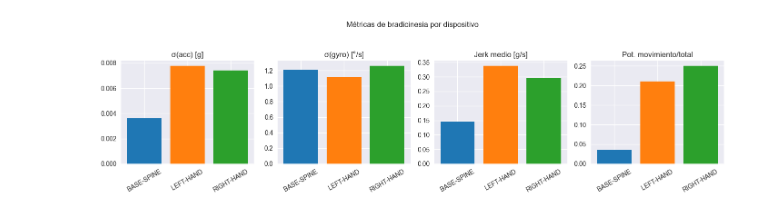
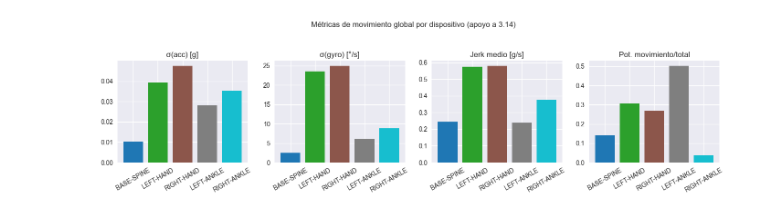
Before and after one commit to rojas435/PDG-POSTURAL-STABILITY, a Jupyter notebook: Analisis Parkinson/imu-3.14-Parkinson.ipynb, the cells around one changed output. Saved outputs shown, nothing was run; the diff lists cells and outputs as text; code cells hidden in the pictures.

```diff
--- a/Analisis Parkinson/imu-3.14-Parkinson.ipynb
+++ b/Analisis Parkinson/imu-3.14-Parkinson.ipynb
@@ -351,17 +774,23 @@ else:
 # %%
 # Comparativa de métricas de bradicinesia entre dispositivos
 if _USE_MPL and not brady_df.empty:
-    metrics_to_plot = ['std_acc_mag', 'std_gyro_mag', 'mean_jerk', 'movement_power_ratio']
-    labels = ['σ(acc) [g]', 'σ(gyro) [°/s]', 'Jerk medio [g/s]', 'Pot. movimiento/total']
-    fig, axes = plt.subplots(1, len(metrics_to_plot), figsize=(14, 4))
-    for ax, col, lbl in zip(axes, metrics_to_plot, labels):
-        ax.bar(brady_df['device'], brady_df[col], color=['#1f77b4','#ff7f0e','#2ca02c'][:len(brady_df)])
-        ax.set_title(lbl)
-        ax.tick_params(axis='x', rotation=30)
-    fig.suptitle('Métricas de bradicinesia por dispositivo')
-    fig.tight_layout(rect=[0,0,1,0.93])
-    plt.show()
+    plot_df = brady_df[brady_df['data_status'] == 'available'].copy()
+    if plot_df.empty:
+        print('No hay IMUs disponibles para graficar.')
+    else:
+        metrics_to_plot = ['std_acc_mag', 'std_gyro_mag', 'mean_jerk', 'movement_power_ratio']
+        labels = ['σ(acc) [g]', 'σ(gyro) [°/s]', 'Jerk medio [g/s]', 'Pot. movimiento/total']
+        colors = plt.cm.tab10(np.linspace(0, 1, len(plot_df)))
+
+        fig, axes = plt.subplots(1, len(metrics_to_plot), figsize=(14, 4))
+        for ax, col, lbl in zip(axes, metrics_to_plot, labels):
+            ax.bar(plot_df['device'].astype(str), plot_df[col], color=colors)
+            ax.set_title(lbl)
+            ax.tick_params(axis='x', rotation=30)
+        fig.suptitle('Métricas de movimiento global por dispositivo (apoyo a 3.14)')
+        fig.tight_layout(rect=[0, 0, 1, 0.93])
+        plt.show()
 else:
     print('No hay datos o matplotlib no disponible.')
 # %% [output]
-[figure, old version]
+[figure, new version]
```
Also changed, not shown: parts of 13 cells of this notebook, 4 other files.
